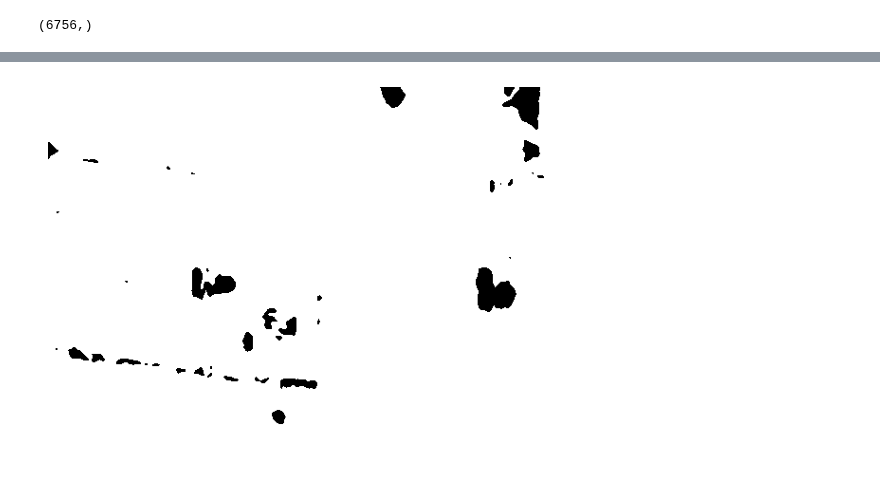
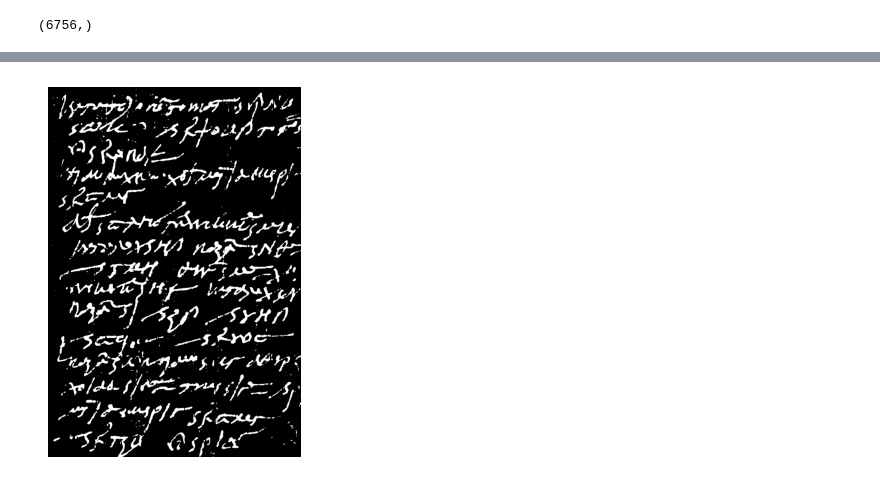
Before and after one commit to Wishmitha/Vesuvius, a Jupyter notebook: alpub_autoencoder/papyri_image_processor.ipynb, the cells around one changed output, grey strips where cells are left out. Saved outputs shown, nothing was run; the diff lists cells and outputs as text; code cells hidden in the pictures.

Commit message:
Implement white hall patching and Otsu's thresholding

```diff
--- a/alpub_autoencoder/papyri_image_processor.ipynb
+++ b/alpub_autoencoder/papyri_image_processor.ipynb
@@ -35,7 +35,7 @@ for img in img_list:
 # %%
 # Load the greyscaled image
 
-image_no = 1
+image_no = 120
 image = img_gray[image_no]
 
 # Display the grayscale image
@@ -49,3 +49,20 @@ import cv2
 # %%
 # Apply smoothing
 image_smooth = smoothen_image(image, kernel_size=3)
+# %%
+# Read the image using cv2
+image = image_smooth
+
+# Step 1: Threshold the image to identify the white paths
+_, thresholded = cv2.threshold(image, 200, 255, cv2.THRESH_BINARY)  # Adjust threshold value as needed
+
+# Step 2: Create a mask of the white paths
+mask = np.zeros_like(image)
+mask[thresholded == 255] = 1
+
+# Step 3: Obtain the background intensity value
+background_intensity = np.mean(image[mask == 0])
+
+# Step 4: Replace white path pixels with the background intensity value
+result_image = np.where(mask == 1, background_intensity, image)
+result_image = np.uint8(result_image)
@@ -52,10 +76,10 @@ image_smooth = smoothen_image(image, kernel_size=3)
 # %%
 #Apply Otsu's thresholding
-otsu_thresholded_image = apply_otsu_thresholding(image_smooth)
+otsu_thresholded_image = apply_otsu_thresholding(result_image)
 
 # Display the thresholded image
 plt.imshow(otsu_thresholded_image, cmap="gray")
 plt.axis("off")
 plt.show()
 # %% [output]
-[figure, old version]
+[figure, new version]
```
Also changed, not shown: parts of 2 cells of this notebook.
